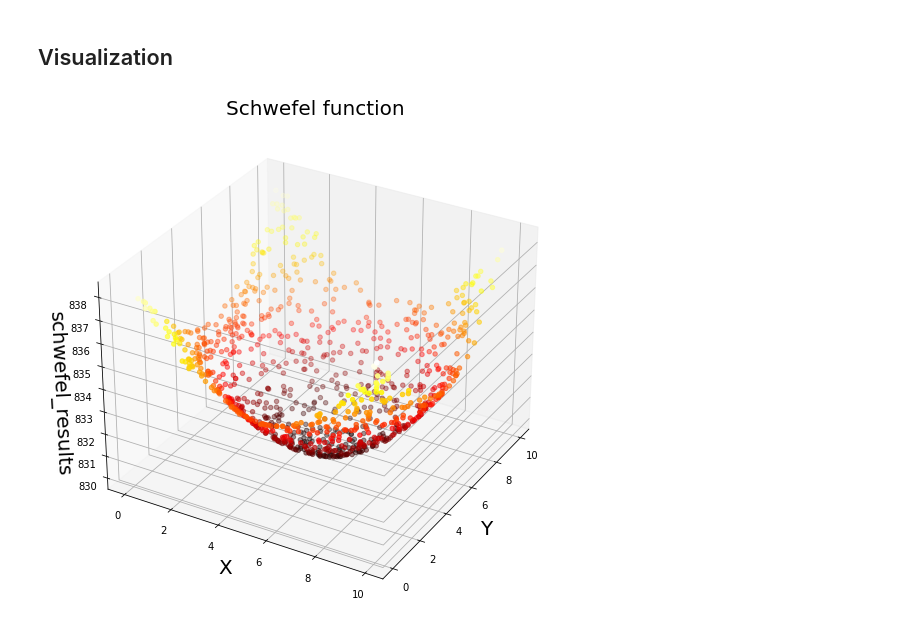
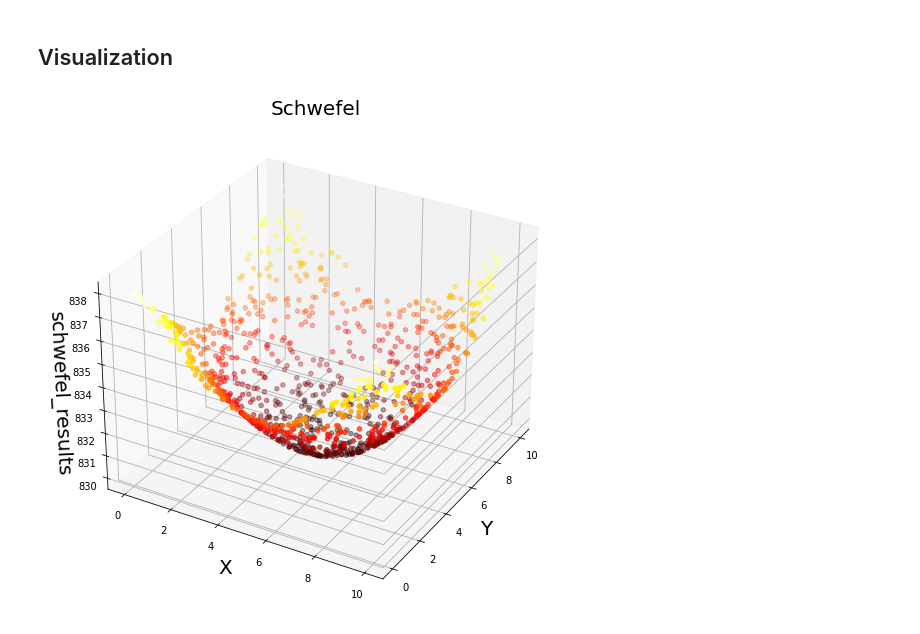
Before and after one commit to Edems10/matematicka_informatika, a Jupyter notebook: 01.ipynb, the cells around one changed output. Drawn from its saved outputs; the diff is of its cells as text; code cells hidden in the pictures.

```diff
--- a/01.ipynb
+++ b/01.ipynb
@@ -50,27 +50,27 @@ def zakharov(data):
 # %%
 ## Creating random data points
 data = np.random.rand(1000, 2) * 10
 
 ## heat map = minum Black maximum white/yellow aka Sequential2
 
 X = [val[0] for val in data]
 Y = [val[1] for val in data]
 Z = schwefel(data)
 fig = plt.figure(figsize = (16, 9))
 ax = plt.axes(projection ="3d")
 tmp_planes = ax.zaxis._PLANES
 ax.zaxis._PLANES = ( tmp_planes[2], tmp_planes[3],
                      tmp_planes[0], tmp_planes[1],
                      tmp_planes[4], tmp_planes[5])
 ax.set_xlabel("X" , fontsize=20)
 ax.set_ylabel("Y", fontsize=20)
 ax.set_zlabel("schwefel_results" , fontsize=20, rotation=90)
 color_map = plt.get_cmap('hot')
 scatter_plot = ax.scatter3D(X, Y, Z, c=(Z), cmap = color_map)
-plt.title("Schwefel function", fontsize=20)
+plt.title("Schwefel", fontsize=20)
 plt.show()
 # %% [output]
-[figure, old version]
+[figure, new version]
 # %%
 Z = sum_squared(data)
 fig = plt.figure(figsize = (16, 9))
```
Also changed, not shown: parts of 4 cells of this notebook.
